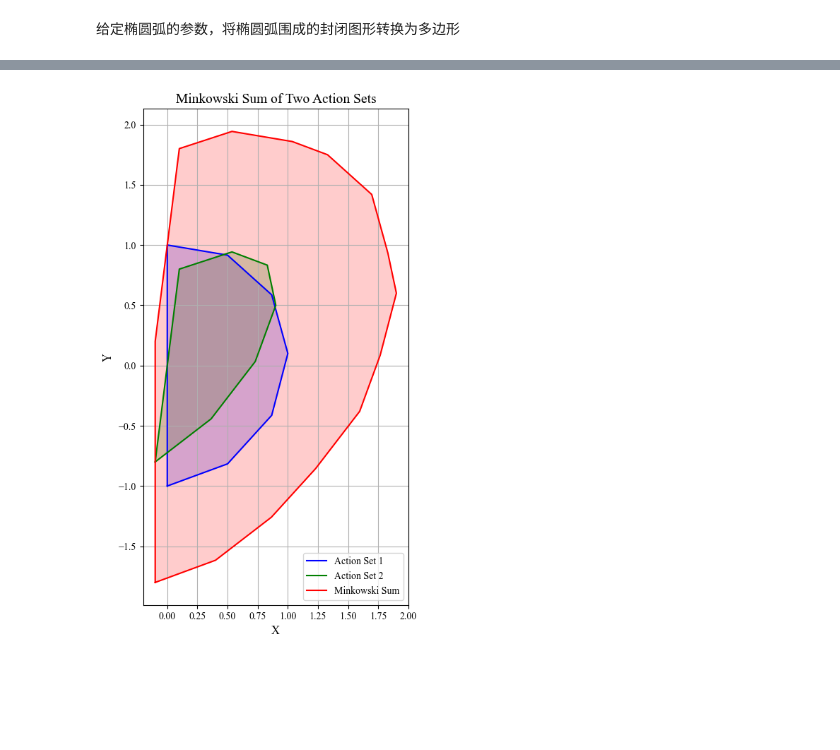
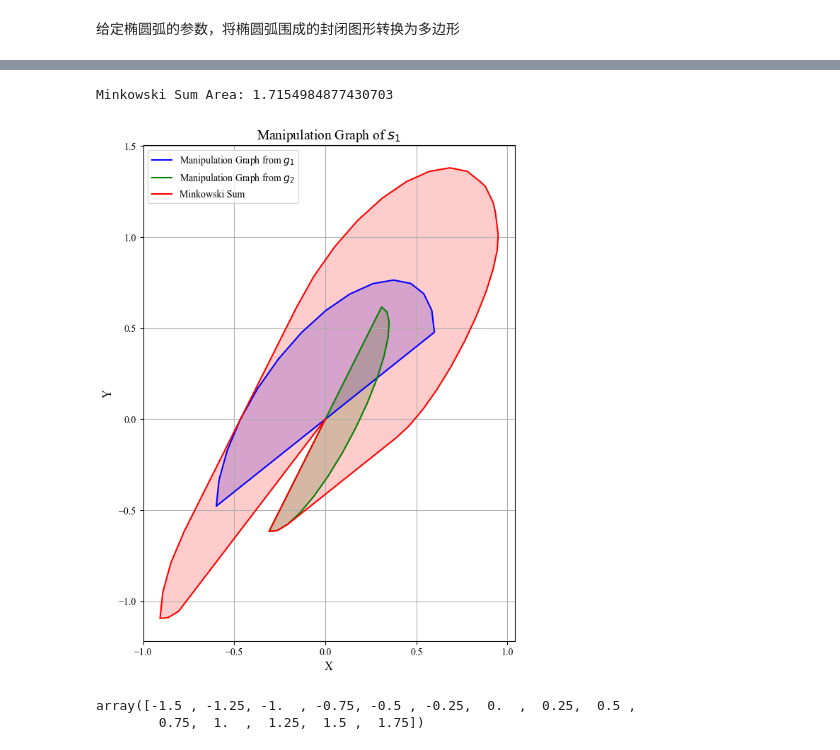
Before and after one commit to yang-si-hang/paper-2023, a Jupyter notebook: Test branch/PD/DataAnalyse/20240325-mani graph/MincowskiAdd.ipynb, the cells around one changed output, grey strips where cells are left out. Drawn from its saved outputs; the diff is of its cells as text; code cells hidden in the pictures; blank space fills up the shorter version.

```diff
--- a/Test branch/PD/DataAnalyse/20240325-mani graph/MincowskiAdd.ipynb
+++ b/Test branch/PD/DataAnalyse/20240325-mani graph/MincowskiAdd.ipynb
@@ -129,0 +163,24 @@ Ellipse Rotation Angle: -133.11090114641922; Angle Interval: 35.98588479751742 ~
+# %%
+marker_idx = 19
+mani_list = [5, 76]
+
+mani_dx_dy = np.zeros((121*2, 2*len(mani_list)))
+
+# 读取数据
+for idx in mani_list:
+    dx_dy_tmp = np.loadtxt(f'dx_dy-contact_idx_{idx}.csv', delimiter=',')
+    mani_dx_dy[:, 2*mani_list.index(idx):2*(mani_list.index(idx)+1)] = dx_dy_tmp
+
+j1 = mani_dx_dy[marker_idx*2:marker_idx*2+2, 0:2]
+j2 = mani_dx_dy[marker_idx*2:marker_idx*2+2, 2:4]
+# %%
+fig = plt.figure(figsize=(12, 8), dpi=100)
+gs = GridSpec(1, 2, figure=fig)
+
+ax1 = fig.add_subplot(gs[0, 0])
+r1 = plot_ellipse(j1, np.array([[1, 0], [-1, 0]]), ax1, 15)
+
+ax2 = fig.add_subplot(gs[0, 1])
+r2 = plot_ellipse(j2, np.array([[0, -1], [0, 1]]), ax2, 15)
+
+plt.tight_layout()
@@ -156,25 +218,29 @@ while i < n1 or j < n2:
         i += 1
         j += 1
 # %%
-def plot_polygon(vertices, ax:plt.Axes, label, color):
-    vertices = np.vstack([vertices, vertices[0]])                   # 闭合多边形
-    ax.plot(vertices[:, 0], vertices[:, 1], label=label, color=color)
-    ax.fill(vertices[:, 0], vertices[:, 1], alpha=0.2, color=color)
-
 fig = plt.figure(figsize=(8, 8), dpi=100)
 gs = GridSpec(1, 1, figure=fig)
 ax = fig.add_subplot(gs[0, 0])
-plot_polygon(poly1, ax, 'Action Set 1', 'blue')
-plot_polygon(poly2, ax, 'Action Set 2', 'green')
+plot_polygon(poly1, ax, 'Manipulation Graph from $g_1$', 'blue')
+plot_polygon(poly2, ax, 'Manipulation Graph from $g_2$', 'green')
 plot_polygon(result, ax, 'Minkowski Sum', 'red')
 
-ax.set_title('Minkowski Sum of Two Action Sets', fontsize=14)
+ax.set_title('Manipulation Graph of $s_1$', fontsize=14)
 ax.set_xlabel('X', fontsize=12)
 ax.set_ylabel('Y', fontsize=12)
 ax.legend()
 ax.grid(True)
 ax.set_aspect('equal', adjustable='box')
+tick_interval = 0.5
+current_xticks = [-1, 1.25] #ax.get_xticks()
+current_yticks = [-1, 1.75] #ax.get_yticks()
+ax.set_xticks(np.arange(current_xticks[0], current_xticks[-1], tick_interval))
+ax.set_yticks(np.arange(current_yticks[0], current_yticks[-1], tick_interval))
+
 plt.tight_layout()
-# plt.gca().set_aspect('equal', adjustable='box')
+
+area = polygon_area(result)
+print(f'Minkowski Sum Area: {area}')
 # %% [output]
+Minkowski Sum Area: 1.7154984877430703
-[figure, old version]
+[figure, new version]
@@ -192,0 +247,5 @@ np.savetxt('mani_dx_dy-marker_95.csv', mani_dx_dy, fmt='%f', delimiter=',')
+# %%
+np.arange(current_yticks[0], current_yticks[-1], 0.25)
+# %% [output]
+array([-1.5 , -1.25, -1.  , -0.75, -0.5 , -0.25,  0.  ,  0.25,  0.5 ,
+        0.75,  1.  ,  1.25,  1.5 ,  1.75])
```
Also changed, not shown: parts of 12 cells of this notebook, 3 other files.
